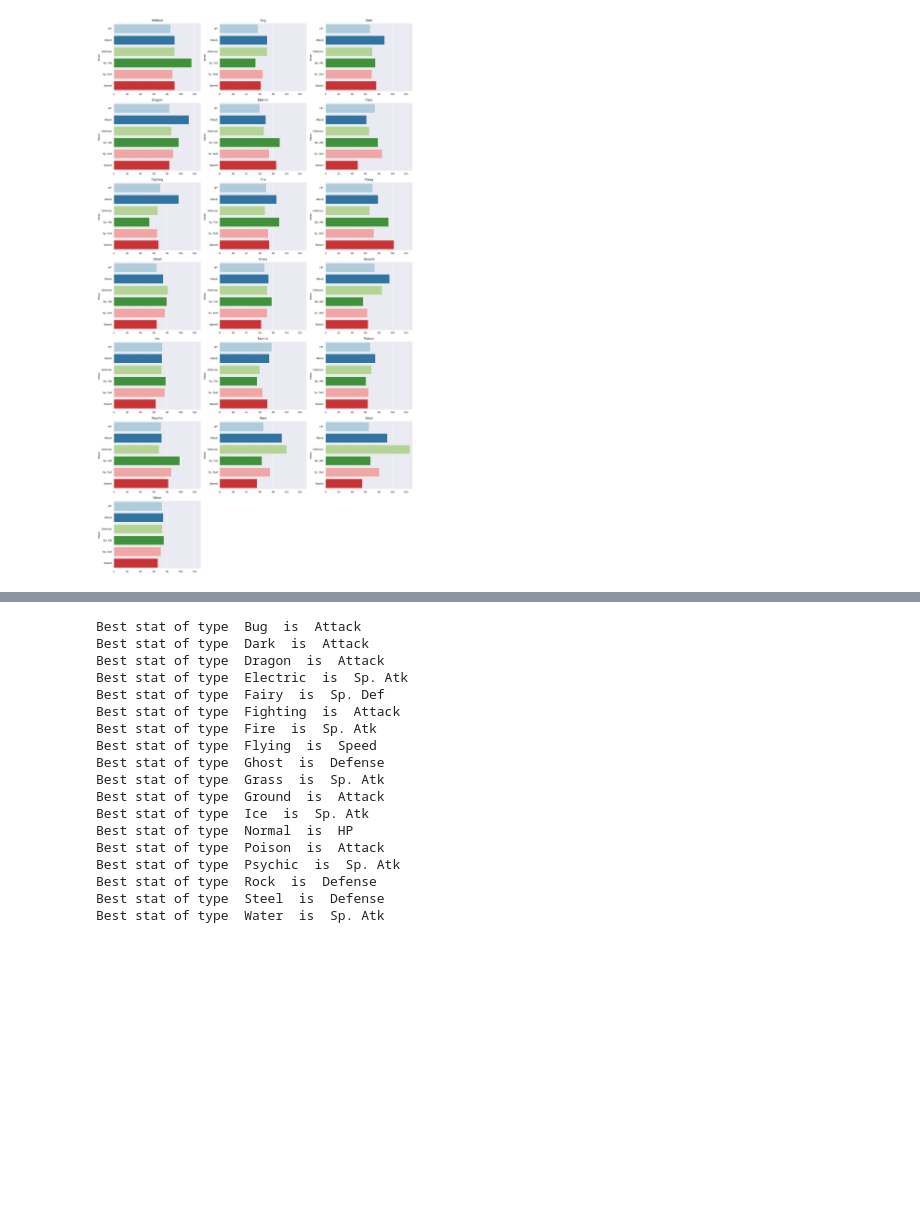
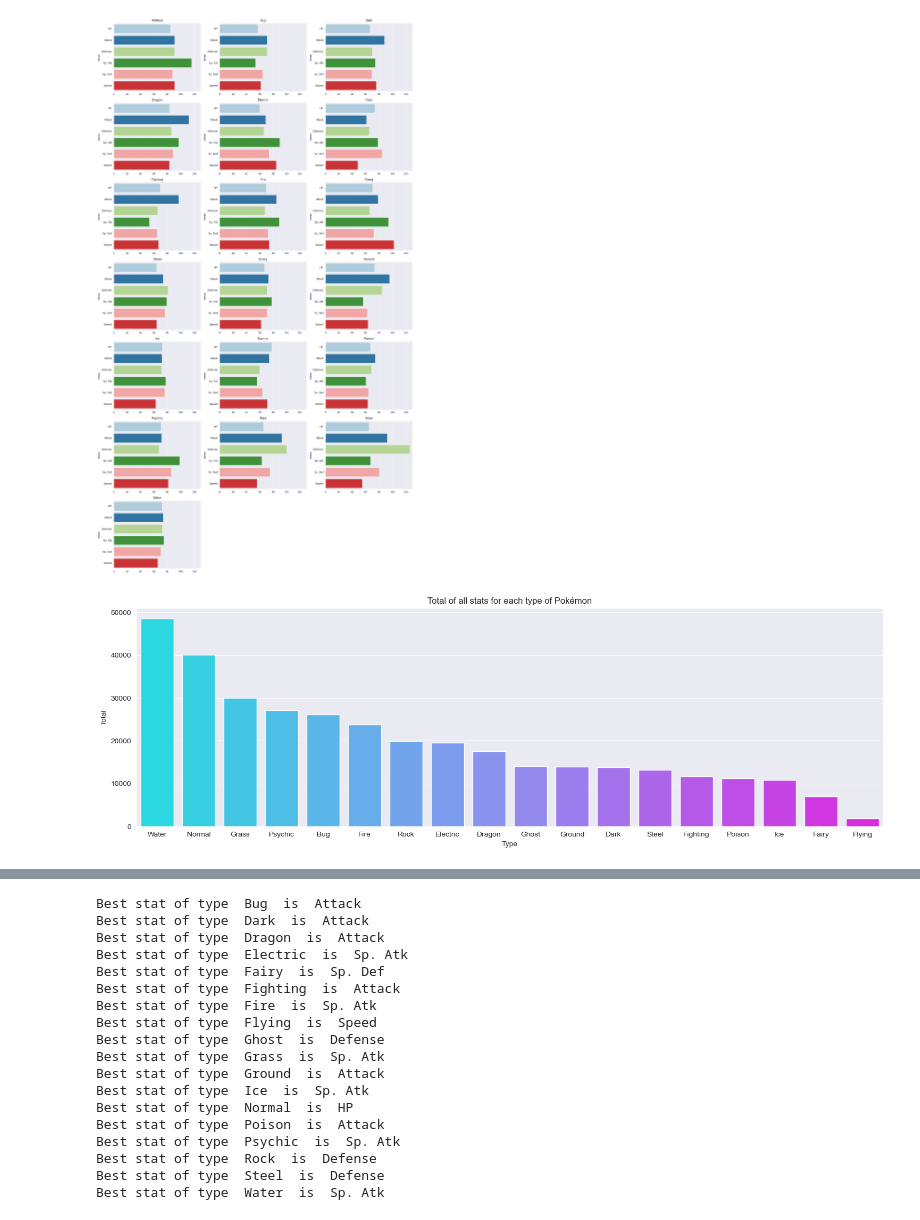
Before and after one commit to Jon-ram/ECBD_9B_PRACTICAS_230410, a Jupyter notebook: practica_05/Practica5.ipynb, the cells around one changed output, grey strips where cells are left out. Drawn from its saved outputs; the diff is of its cells as text; code cells hidden in the pictures; blank space fills up the shorter version.

```diff
--- a/practica_05/Practica5.ipynb
+++ b/practica_05/Practica5.ipynb
@@ -981,3 +981,20 @@ plt.tight_layout()
 plt.show()
 # %% [output]
 [figure]
+# %%
+totales = pokemons.groupby('Type').sum().Total.sort_values(ascending=False)
+
+plt.figure(figsize=(15, 5))
+sns.barplot(
+    x=totales.index,
+    y=totales,
+    hue=totales.index,
+    palette='cool',
+    legend=False,
+    dodge=False,
+)
+plt.title('Total of all stats for each type of Pokémon')
+plt.tight_layout()
+plt.show()
+# %% [output]
+[figure, added]
```
Also changed, not shown: parts of 3 cells of this notebook.
